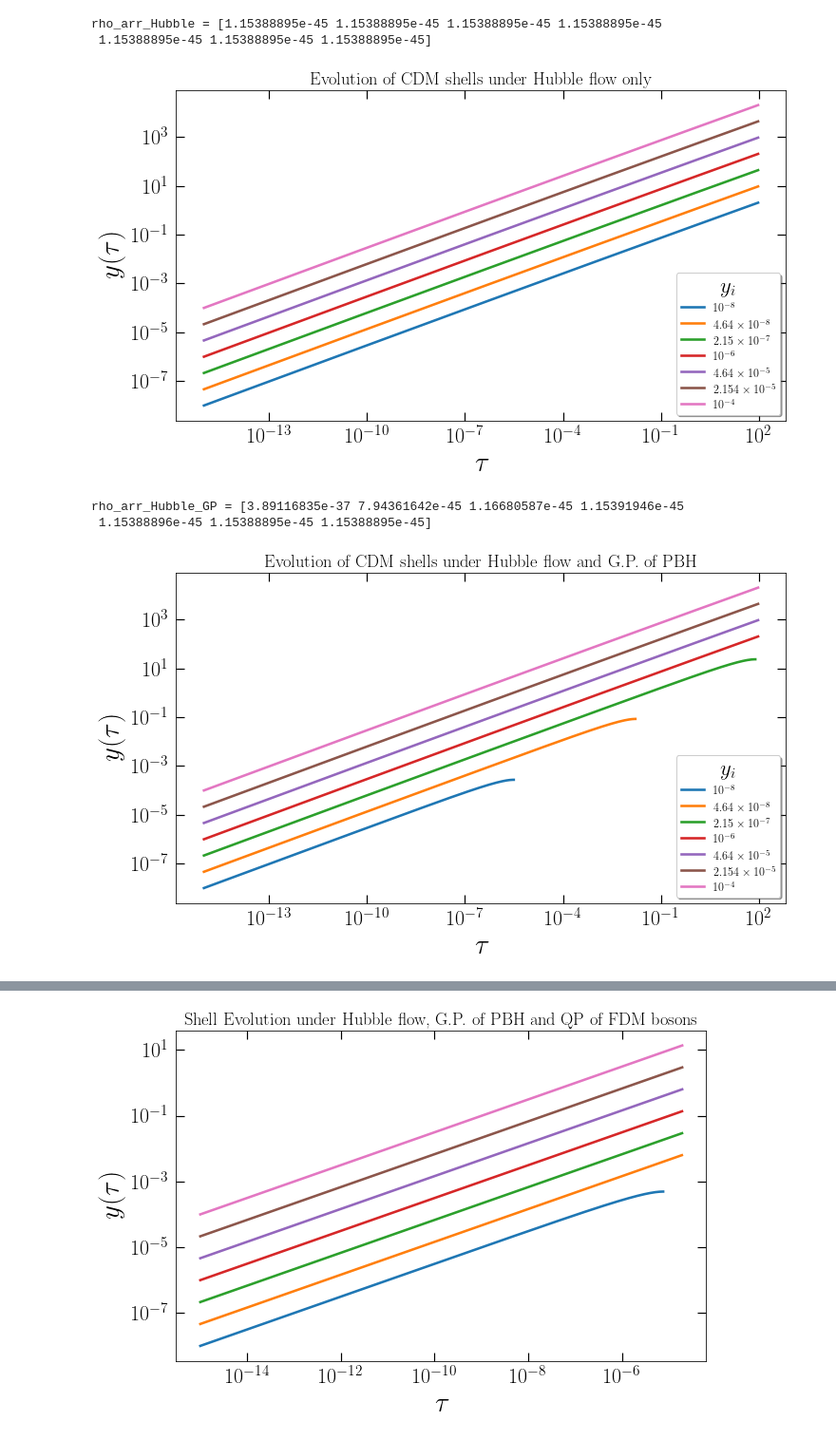
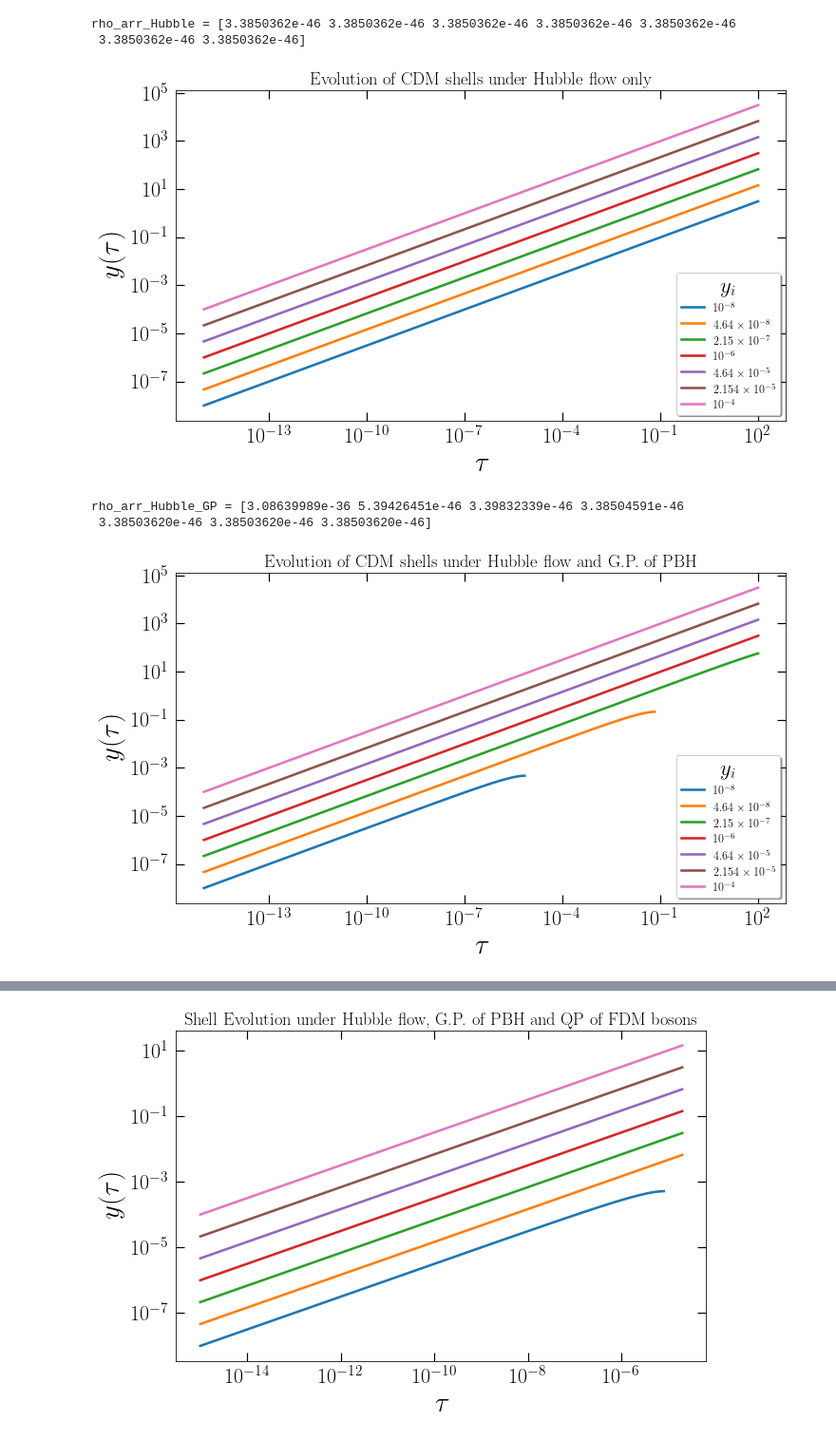
Before and after one commit to pratibhajangra591/project-3, a Jupyter notebook: FDM_EOM3.ipynb, the cells around one changed output, grey strips where cells are left out. Shown at 95% size. Saved outputs shown, nothing was run; the diff lists cells and outputs as text; code cells hidden in the pictures.

```diff
--- a/FDM_EOM3.ipynb
+++ b/FDM_EOM3.ipynb
@@ -182,7 +182,7 @@ t_i, t_f = 1e-15, 100
 r_min, r_max = 1e-8, 1e-4
 N = 7
 ri_arr = np.geomspace(r_min, r_max, N)
-t_arr = np.geomspace(t_i, t_f, 1000)
+t_arr = np.geomspace(t_i, t_f, 10000)
 dt = np.gradient(t_arr)
 
 initial_density = 1e-20
@@ -244,9 +244,9 @@ plt.title('Evolution of CDM shells under Hubble flow only', fontsize= 18.5)
 plt.savefig('shells_hubble.pdf', bbox_inches = 'tight')
 plt.show()
 # %% [output]
-rho_arr_Hubble = [1.15388895e-45 1.15388895e-45 1.15388895e-45 1.15388895e-45
- 1.15388895e-45 1.15388895e-45 1.15388895e-45]
+rho_arr_Hubble = [3.3850362e-46 3.3850362e-46 3.3850362e-46 3.3850362e-46 3.3850362e-46
+ 3.3850362e-46 3.3850362e-46]
-[figure, old version]
+[figure, new version]
 # %%
 # checking density by switching off only QP  terms
 
@@ -254,7 +254,7 @@ t_i, t_f = 1e-15, 100
 r_min, r_max = 1e-8, 1e-4
 N = 7
 ri_arr = np.geomspace(r_min, r_max, N)
-t_arr = np.geomspace(t_i, t_f, 1000)
+t_arr = np.geomspace(t_i, t_f, 10000)
 dt = np.gradient(t_arr)
 
 initial_density = 1e-20
@@ -286,36 +286,36 @@ print("rho_arr_Hubble_GP =", rho_arr)
 
 
 
 fig, ax1 = plt.subplots(figsize=(11.5, 6.4))
 plt.rc('lines', linewidth=2.6)
 plt.tick_params(axis='both', right=True, top=True, which='minor', width=1.2, length=4, direction='in')
 plt.tick_params(axis='both', right=True, top=True, which='major', width=1.2, length=9, direction='in')
 colors = ['C0', 'C1', 'C2', 'C3', 'C4', 'C5', 'C6']
 
 
 
 for j in range(N):
     ax1.loglog(tta_mask[j], rta_mask[j])
 
 
 ax1.tick_params(axis='x', pad=7.9)
 ax1.tick_params(axis='y', pad=7.9)
 plt.xlabel(r'$\tau$', fontsize= 29, labelpad = 6)
 plt.ylabel(r'$y(\tau)$', fontsize= 29, labelpad = 6)
 plt.xticks(fontsize=22)
 plt.yticks(fontsize=22)
 plt.legend([r'$10^{-8}$', r'$4.64\times10^{-8}$', r'$2.15\times10^{-7}$', r'$10^{-6}$',
                     r'$4.64\times10^{-5}$', r'$ 2.154\times10^{-5}$', r'$10^{-4}$'],prop = {'size':12.2},
              loc = 'lower right',shadow = True, title = '$y_{i}$' ,title_fontsize = 23,
             facecolor = 'white',fontsize = 25)
 
 plt.title('Evolution of CDM shells under Hubble flow and G.P. of PBH', fontsize= 18.5)
 plt.savefig('shells_hubble_GP.pdf', bbox_inches = 'tight')
 plt.show()
 # %% [output]
-rho_arr_Hubble_GP = [3.89116835e-37 7.94361642e-45 1.16680587e-45 1.15391946e-45
- 1.15388896e-45 1.15388895e-45 1.15388895e-45]
+rho_arr_Hubble_GP = [3.08639989e-36 5.39426451e-46 3.39832339e-46 3.38504591e-46
+ 3.38503620e-46 3.38503620e-46 3.38503620e-46]
-[figure, old version]
+[figure, new version]
 # %%
 # checking density by switching on all the terms in EOM
 
```
Also changed, not shown: parts of 6 cells of this notebook.
